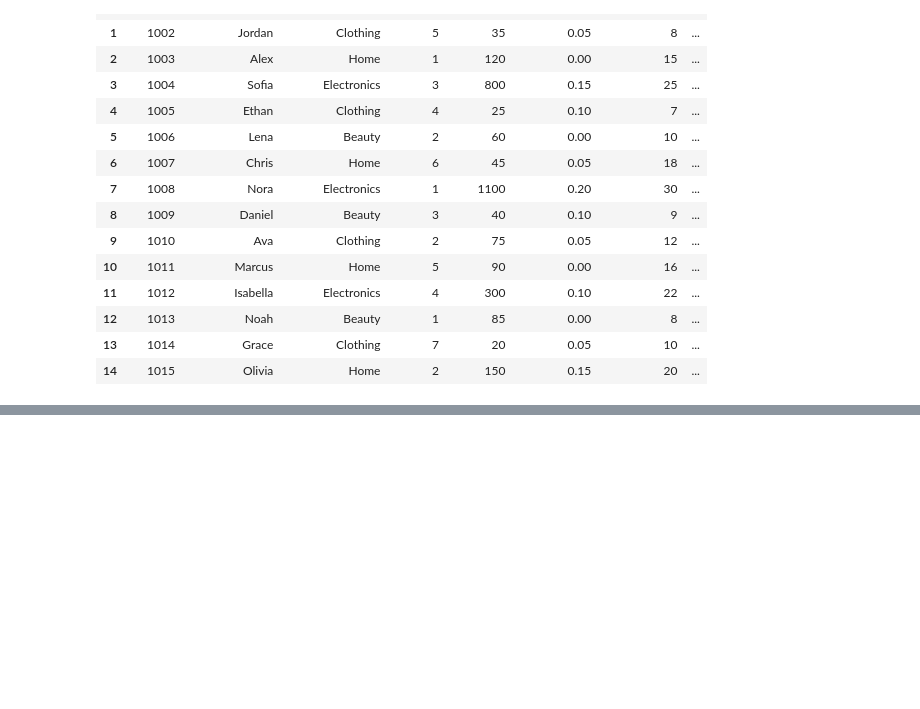
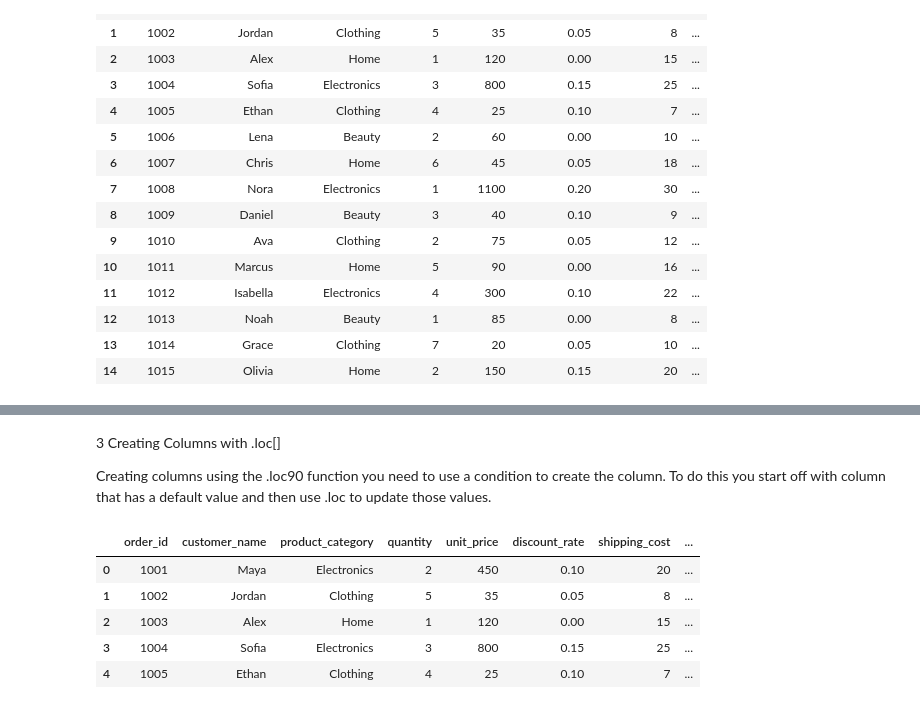
Before and after one commit to JoshPatNava/Data_Transformation, a Jupyter notebook: Creating_Columns/creating_columns.ipynb, the cells around one changed output, grey strips where cells are left out. Saved outputs shown, nothing was run; the diff lists cells and outputs as text; code cells hidden in the pictures; blank space fills up the shorter version.

```diff
--- a/Creating_Columns/creating_columns.ipynb
+++ b/Creating_Columns/creating_columns.ipynb
@@ -51,0 +105,18 @@ df
+# %% [markdown]
+3 Creating Columns with .loc[]
+
+Creating columns using the .loc90 function you need to use a condition to create the column. To do this you start off with column that has a default value and then use .loc to update those values.
+# %%
+# Create the default value
+column_df["bulk_order"] = "No"
+# Update those values using .loc[]
+column_df.loc[column_df["quantity"] >= 5, "bulk_order"] = "Yes"
+
+column_df.head()
+# %% [output]
+|  | order_id | customer_name | product_category | quantity | unit_price | discount_rate | shipping_cost | ... |
+| 0 | 1001 | Maya | Electronics | 2 | 450 | 0.10 | 20 | ... |
+| 1 | 1002 | Jordan | Clothing | 5 | 35 | 0.05 | 8 | ... |
+| 2 | 1003 | Alex | Home | 1 | 120 | 0.00 | 15 | ... |
+| 3 | 1004 | Sofia | Electronics | 3 | 800 | 0.15 | 25 | ... |
+| 4 | 1005 | Ethan | Clothing | 4 | 25 | 0.10 | 7 | ... |
```
Also changed, not shown: parts of 25 cells of this notebook, 1 other file.
